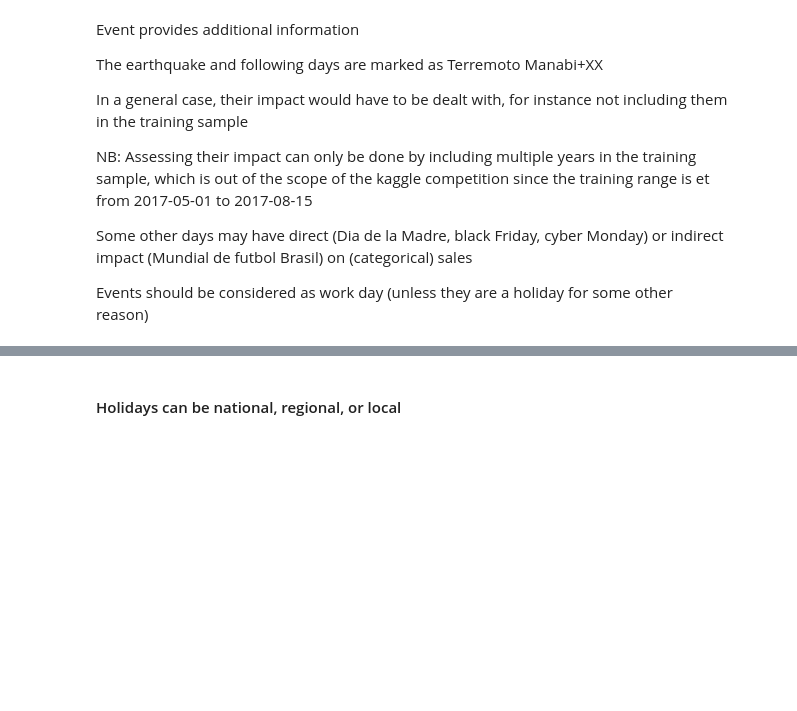
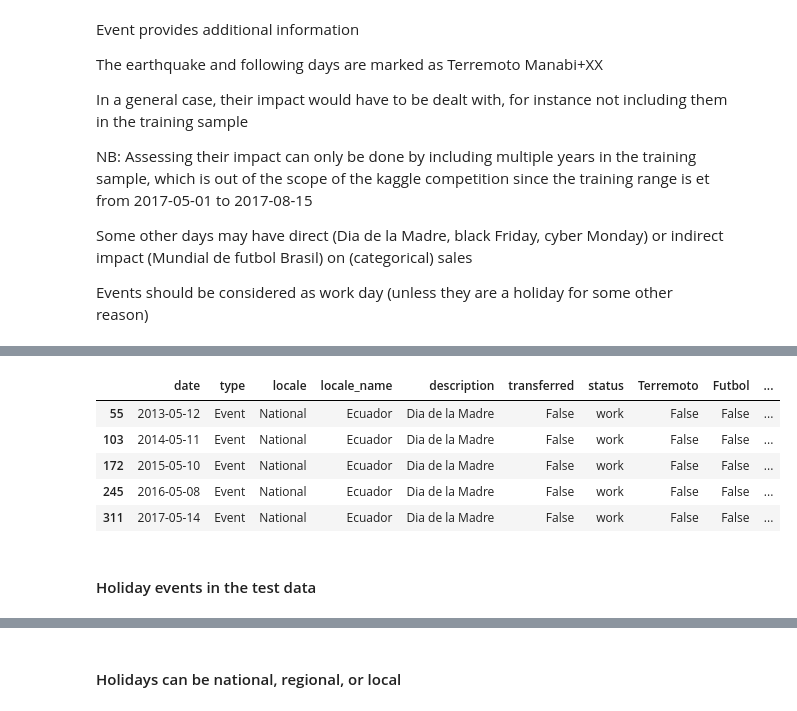
Before and after one commit to bertlem/kaggle-store-sales-ts-forecasting, a Jupyter notebook: data_cleaning.ipynb, the cells around one changed output, grey strips where cells are left out. Saved outputs shown, nothing was run; the diff lists cells and outputs as text; code cells hidden in the pictures; blank space fills up the shorter version.

```diff
--- a/data_cleaning.ipynb
+++ b/data_cleaning.ipynb
@@ -317,0 +315,11 @@ holidays_events
+# %%
+holidays_events.loc[holidays_events['Madre']==True]
+# %% [output]
+|  | date | type | locale | locale_name | description | transferred | status | Terremoto | Futbol | ... |
+| 55 | 2013-05-12 | Event | National | Ecuador | Dia de la Madre | False | work | False | False | ... |
+| 103 | 2014-05-11 | Event | National | Ecuador | Dia de la Madre | False | work | False | False | ... |
+| 172 | 2015-05-10 | Event | National | Ecuador | Dia de la Madre | False | work | False | False | ... |
+| 245 | 2016-05-08 | Event | National | Ecuador | Dia de la Madre | False | work | False | False | ... |
+| 311 | 2017-05-14 | Event | National | Ecuador | Dia de la Madre | False | work | False | False | ... |
+# %% [markdown]
+#### Holiday events in the test data
```
Also changed, not shown: parts of 19 cells of this notebook, 28 other files.
